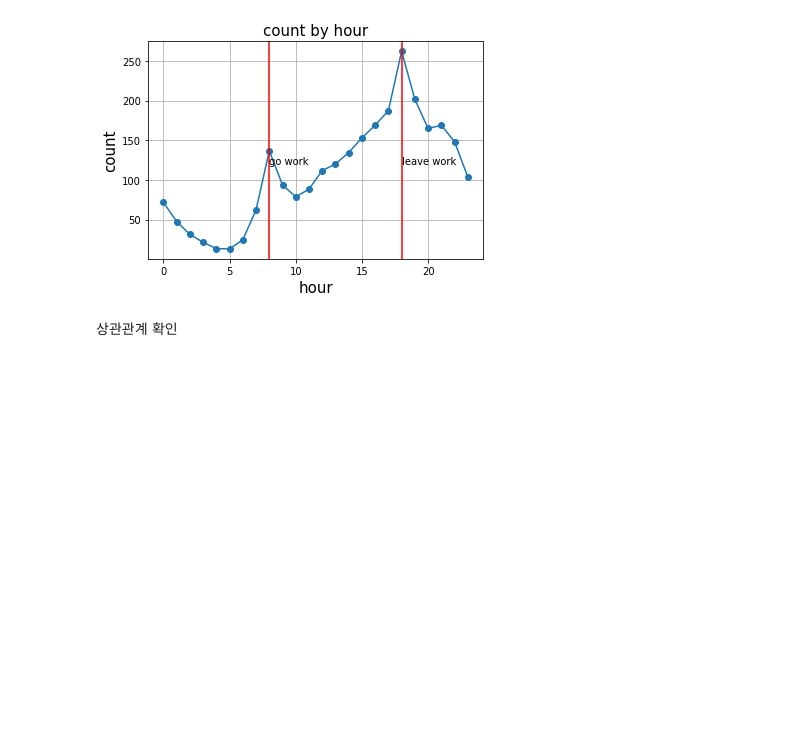
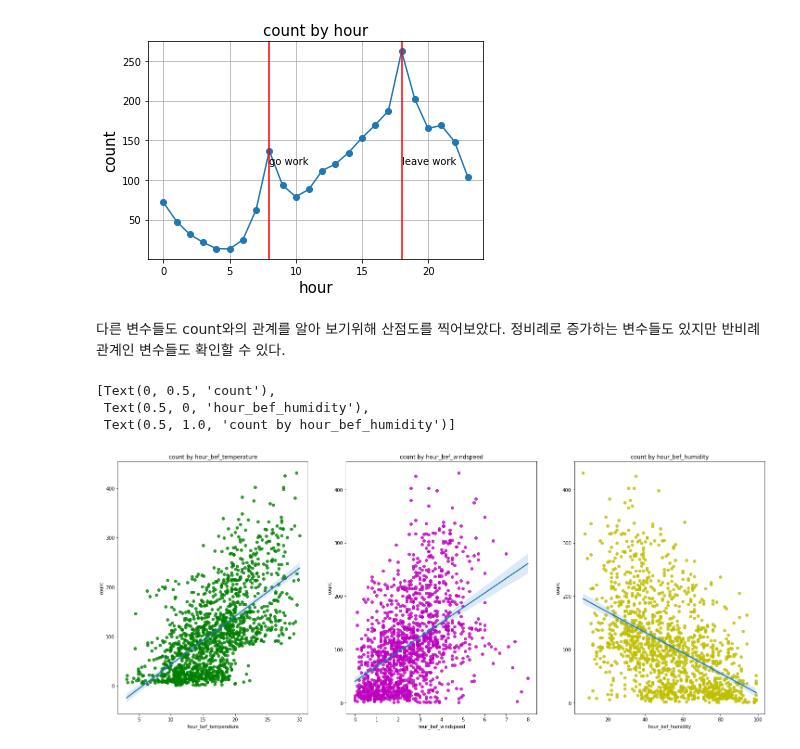
Before and after one commit to gyungyunni/DAP__, a Jupyter notebook: 데분프_과제_final.ipynb, the cells around one changed output. Saved outputs shown, nothing was run; the diff lists cells and outputs as text; code cells hidden in the pictures; blank space fills up the shorter version.

```diff
--- a/데분프_과제_final.ipynb
+++ b/데분프_과제_final.ipynb
@@ -165,5 +199,20 @@ plt.text(18, 120, 'leave work', fontsize = 10)
 plt.show()
 # %% [output]
 [figure]
-# %% [markdown]
-상관관계 확인
+# %% [markdown]
+다른 변수들도 count와의 관계를 알아 보기위해 산점도를 찍어보았다. 정비례로 증가하는 변수들도 있지만 반비례 관계인 변수들도 확인할 수 있다.
+# %%
+figure, ((ax1,ax2,ax3)) = plt.subplots(nrows=1, ncols=3)
+figure.set_size_inches(25,10)
+sns.regplot(data=train_data, x='hour_bef_temperature', y='count', scatter_kws={'color': 'g'}, ax=ax1)
+sns.regplot(data=train_data, x='hour_bef_windspeed', y='count', scatter_kws={'color':'m'}, ax=ax2)
+sns.regplot(data=train_data, x='hour_bef_humidity', y='count',scatter_kws={'color':'y'},ax=ax3)
+
+ax1.set(xlabel='hour_bef_temperature',ylabel='count', title='count by hour_bef_temperature')
+ax2.set(xlabel='hour_bef_windspeed',ylabel='count', title='count by hour_bef_windspeed')
+ax3.set(xlabel='hour_bef_humidity',ylabel='count', title='count by hour_bef_humidity')
+# %% [output]
+[Text(0, 0.5, 'count'),
+ Text(0.5, 0, 'hour_bef_humidity'),
+ Text(0.5, 1.0, 'count by hour_bef_humidity')]
+[figure, added]
```
Also changed, not shown: parts of 39 cells of this notebook.
